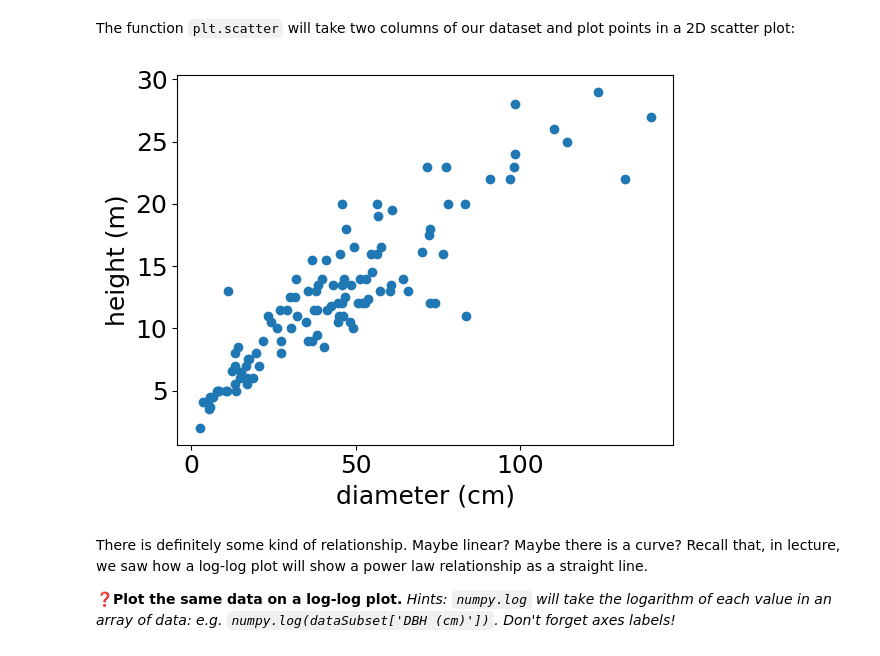
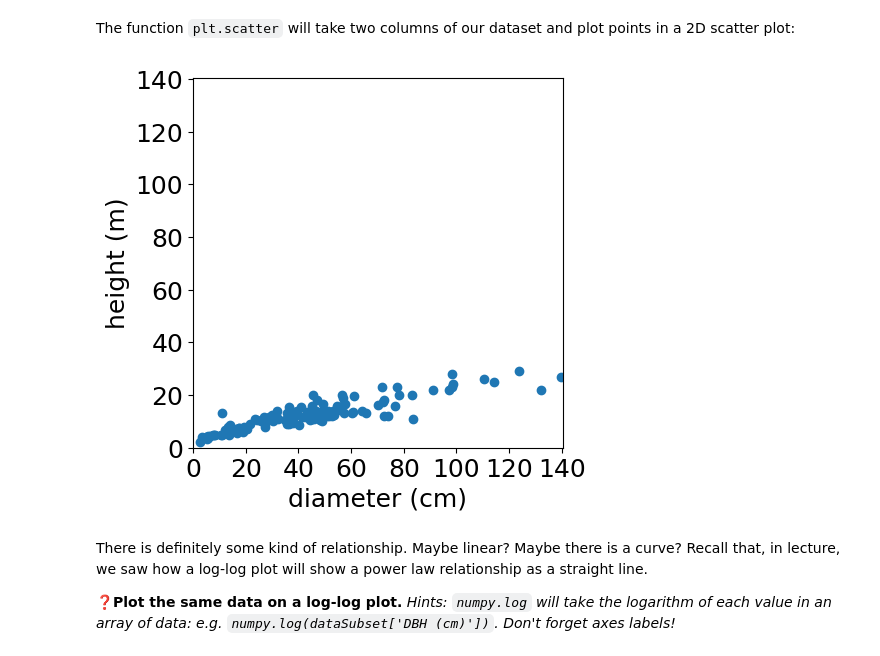
Before and after one commit to peterdresslar/CAS-503-Collectives, a Jupyter notebook: zaphod/1-Scaling.ipynb, the cells around one changed output. Cells and saved outputs as stored; diff of their text form; code cells hidden in the pictures.

```diff
--- a/zaphod/1-Scaling.ipynb
+++ b/zaphod/1-Scaling.ipynb
@@ -98,17 +98,39 @@ Another common measurement for those who study trees is the "diameter at breast
 Now let's check the data.
 # %% [markdown]
 The function `plt.scatter` will take two columns of our dataset and plot points in a 2D scatter plot:
+# %%
+# Hello, it's Peter (the other interlocutor) here.... adding this utility function to apply to both the base notebook and my responses.
+
+def plt_util(x, y, tick_interval, pad=0.5, ax=None, start_at_zero=True):
+    if ax is None:
+        ax = plt.gca()
+
+    # so that we can visually understand the absolute relationship, let's make sure our axes have the same range
+    # if we want to be picky about it (and not just use 0,5) we can find the mins and maxes of *both* axes
+    axmin = 0 if start_at_zero else min(numpy.min(x), numpy.min(y))
+    axmax = max(numpy.max(x), numpy.max(y)) + pad
+    ax.set_xlim(axmin, axmax)
+    ax.set_ylim(axmin, axmax)
+
+    ax.set_box_aspect(1)  # to be very particular about it
+    # ensure we have tick marks for every integer using np.arange (and suppress the text output)
+    _ = ax.set_xticks(numpy.arange(axmin, axmax, tick_interval))
+    _ = ax.set_yticks(numpy.arange(axmin, axmax, tick_interval))
+
+    return ax
 # %%
 # load data
-data = pandas.read_csv(Path('data/McPhersonEtAl2020/TS3_Raw_tree_data.csv'))
+data = pandas.read_csv(Path('../data/McPhersonEtAl2020/TS3_Raw_tree_data.csv')) # caution: path is updated for my local fork
 dataSubset = data[ (data['CommonName']=='Japanese zelkova') ]
 
 # make scatter plot
 plt.scatter(dataSubset['DBH (cm)'],dataSubset['TreeHt (m)'])
 plt.xlabel('diameter (cm)')
-plt.ylabel('height (m)');
+plt.ylabel('height (m)')
+
+_ax = plt_util(dataSubset['DBH (cm)'], dataSubset['TreeHt (m)'], 20) # underscore suppresses output in jupyter
 # %% [output]
-[figure, old version]
+[figure, new version]
 # %% [markdown]
 There is definitely some kind of relationship.  Maybe linear?  Maybe there is a curve?  Recall that, in lecture, we saw how a log-log plot will show a power law relationship as a straight line.
 
```
Also changed, not shown: parts of 11 cells of this notebook.
